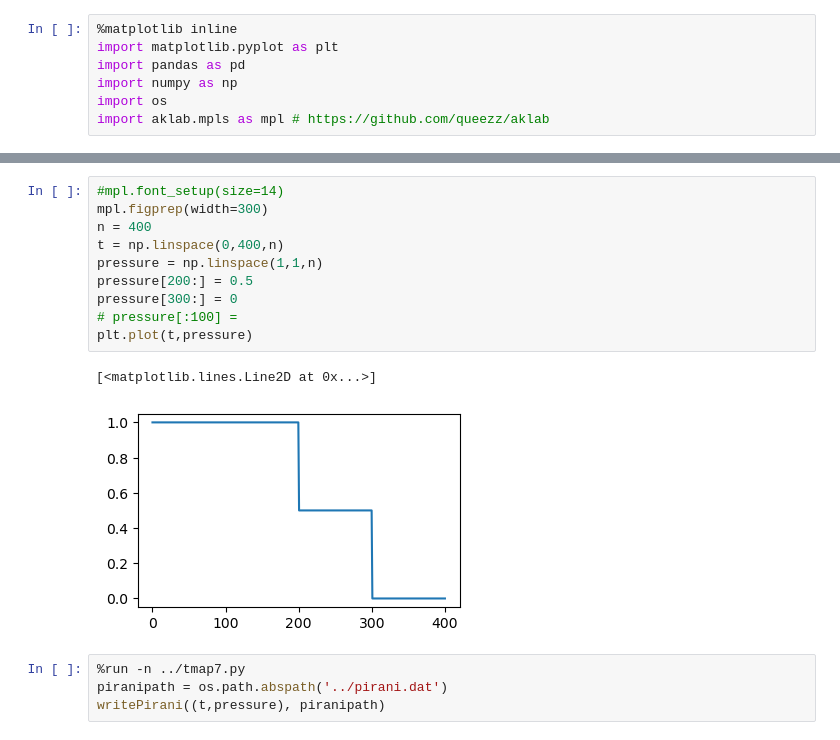
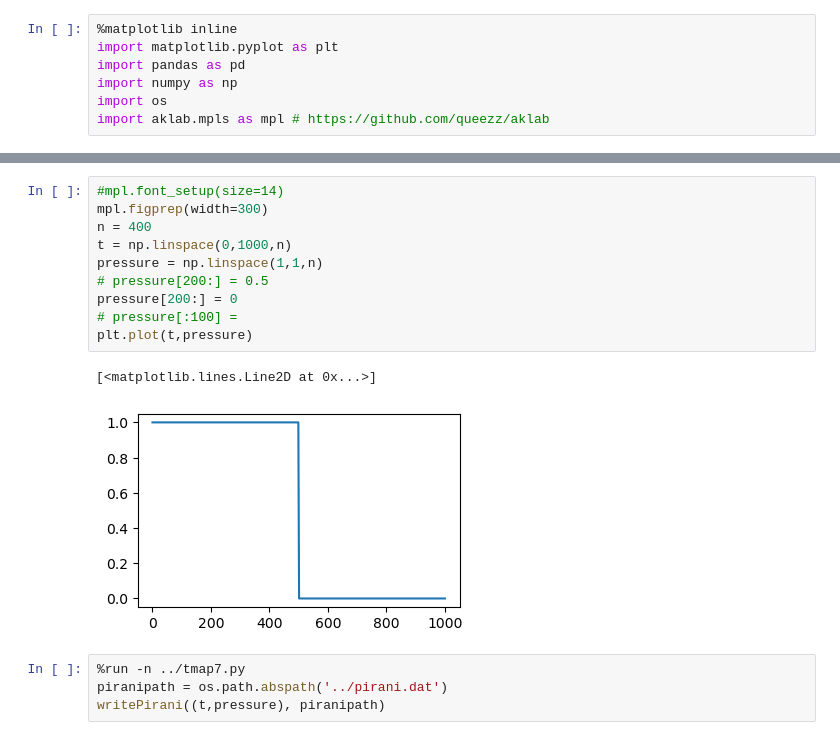
Before and after one commit to Kshora/pytmap7, a Jupyter notebook: examples/example.ipynb, the cells around one changed output, grey strips where cells are left out. Cells and saved outputs as stored; diff of their text form.

```diff
--- a/examples/example.ipynb
+++ b/examples/example.ipynb
@@ -12,16 +10,16 @@ import aklab.mpls as mpl # https://github.com/queezz/aklab
 # %%
 #mpl.font_setup(size=14)
 mpl.figprep(width=300)
 n = 400
-t = np.linspace(0,400,n)
+t = np.linspace(0,1000,n)
 pressure = np.linspace(1,1,n)
-pressure[200:] = 0.5
-pressure[300:] = 0
+# pressure[200:] = 0.5
+pressure[200:] = 0
 # pressure[:100] =
 plt.plot(t,pressure)
 # %% [output]
 [<matplotlib.lines.Line2D at 0x...>]
-[figure, old version]
+[figure, new version]
 # %%
 %run -n ../tmap7.py
 piranipath = os.path.abspath('../pirani.dat')
```
Also changed, not shown: parts of 8 cells of this notebook, 2 other files.
